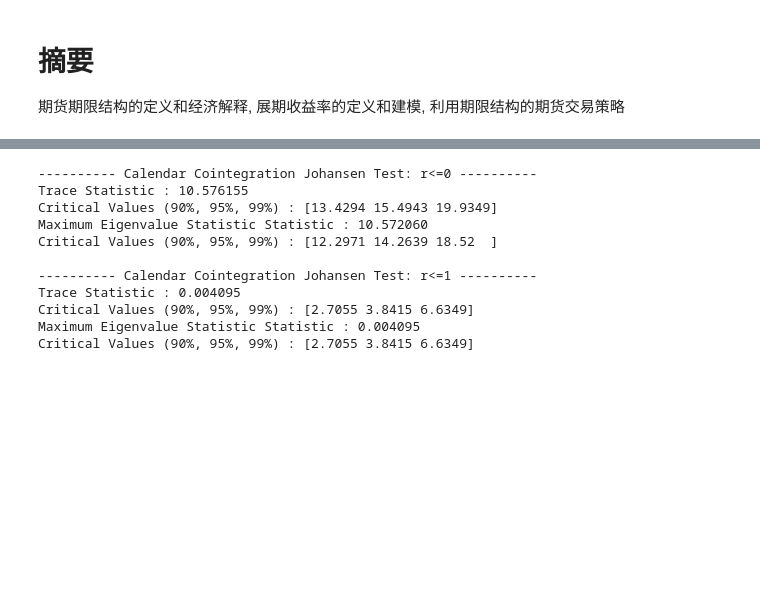
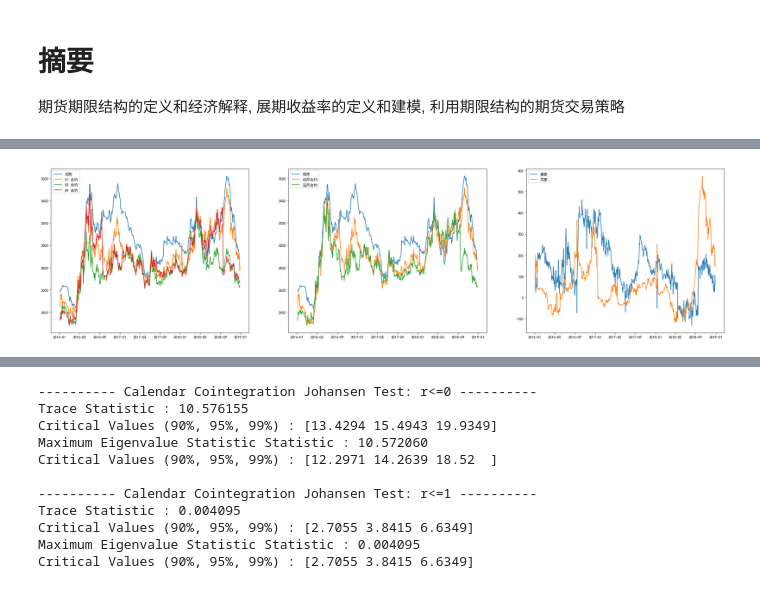
Before and after one commit to pyzeon/Research-2, a Jupyter notebook: 期货/期限结构.ipynb, the cells around one changed output, grey strips where cells are left out. Cells and saved outputs as stored; diff of their text form; code cells hidden in the pictures; blank space fills up the shorter version.

```diff
--- a/期货/期限结构.ipynb
+++ b/期货/期限结构.ipynb
@@ -5 +66,48 @@
+# %%
+# 基差和期限价差
+
+# 以主力合约作为近月合约，月份大于近月合约月份且在 1,5,9 合约中的最小月份合约作为远月合约
+# iTargetIDs = [Symbol+iID+"."+Exchg for iID in ["01M", "05M", "09M"]]
+# NPrice = CCPrice.loc[:, :, MID]
+# FPrice = NPrice.copy()
+# for i, iDT in enumerate(DTs):
+#     iMID = ContractMapping[MID].iloc[i]
+#     iIDs = ContractMapping.iloc[i].loc[iTargetIDs]
+#     iIDs = iIDs[iIDs>iMID]
+#     iFID = iIDs[iIDs==iIDs.min()].index[0]
+#     FPrice.iloc[i, :] = CCPrice.loc[:, iDT, iFID]
+
+# 以 1,5,9 合约中最近的合约作为近月合约，次近的合约作为远月合约
+iTargetIDs = [Symbol+iID+"."+Exchg for iID in ["01M", "05M", "09M"]]
+NPrice = pd.DataFrame(np.nan, index=DTs, columns=CCPrice.items)
+FPrice = NPrice.copy()
+for i, iDT in enumerate(DTs):
+    iMID = ContractMapping[MID].iloc[i]
+    iIDs = ContractMapping.iloc[i].loc[iTargetIDs]
+    iNID = iIDs[iIDs==iIDs.min()].index[0]
+    iIDs = iIDs[iIDs>iIDs.min()]
+    iFID = iIDs[iIDs==iIDs.min()].index[0]
+    NPrice.iloc[i, :] = CCPrice.loc[:, iDT, iNID]
+    FPrice.iloc[i, :] = CCPrice.loc[:, iDT, iFID]
+
+# 基差和月差
+PriceFactor = "收盘价"
+Basis = SpotPrice - NPrice[PriceFactor]
+CalendarSpread = NPrice[PriceFactor] - FPrice[PriceFactor]
+
+Fig, Axes = plt.subplots(1, 3, figsize=(32, 8))
+Axes[0].plot(DTs, SpotPrice.values, label="现货")
+Axes[0].plot(DTs, CCPrice.loc[PriceFactor, :, ("%s01M.%s" % (Symbol, Exchg))].values, label="01 合约")
+Axes[0].plot(DTs, CCPrice.loc[PriceFactor, :, ("%s05M.%s" % (Symbol, Exchg))].values, label="05 合约")
+Axes[0].plot(DTs, CCPrice.loc[PriceFactor, :, ("%s09M.%s" % (Symbol, Exchg))].values, label="09 合约")
+Axes[0].legend(loc='best');
+Axes[1].plot(DTs, SpotPrice.values, label="现货")
+Axes[1].plot(DTs, NPrice[PriceFactor].values, label="近月合约")
+Axes[1].plot(DTs, FPrice[PriceFactor].values, label="远月合约")
+Axes[1].legend(loc='best');
+Axes[2].plot(Basis, label="基差")
+Axes[2].plot(CalendarSpread, label="月差")
+Axes[2].legend(loc='best');
+# %% [output]
+[figure, added]
 # %% [markdown]
```
Also changed, not shown: parts of 29 cells of this notebook, 2 other files.
